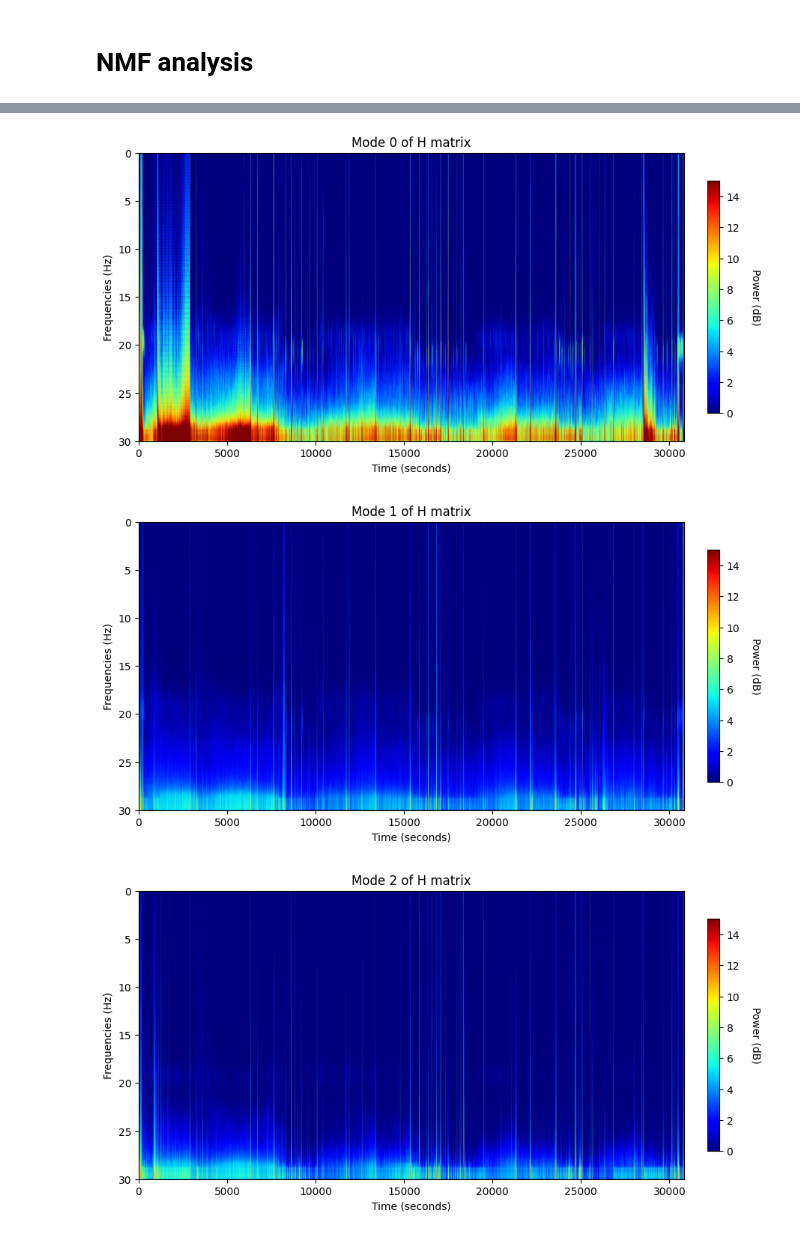
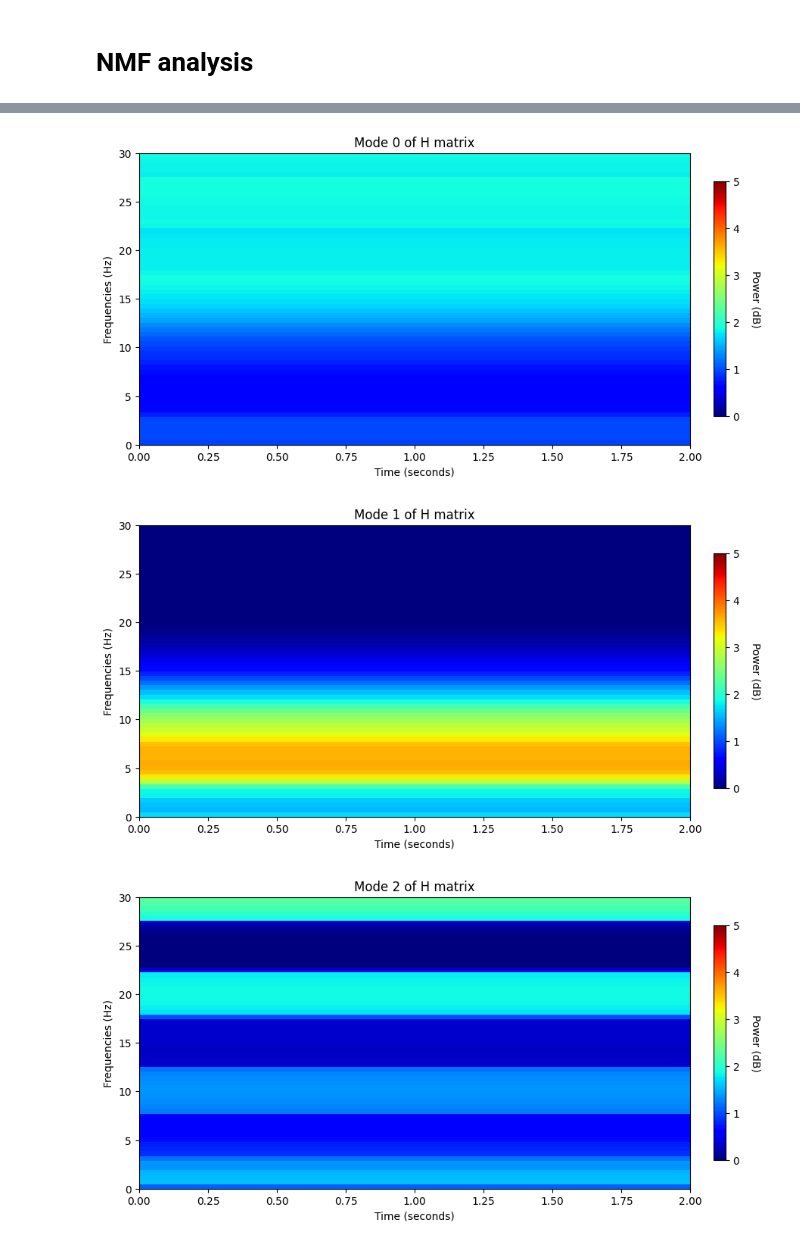
Before and after one commit to L4ncelin/EEG_signals_quality_analysis, a Jupyter notebook: Notebooks/02_EEG_NMF.ipynb, the cells around one changed output, grey strips where cells are left out. Saved outputs shown, nothing was run; the diff lists cells and outputs as text; code cells hidden in the pictures.

Commit message:
NMF data preparation; Logistic regression test

```diff
--- a/Notebooks/02_EEG_NMF.ipynb
+++ b/Notebooks/02_EEG_NMF.ipynb
@@ -19,0 +33,6 @@ flattened_multitaper_data = [[x if x >= 0 else 0 for x in arr] for arr in flatte
+# %%
+# Data treatment
+all_windows = [window for set_data in multitaper_data for channel_data in set_data for window in channel_data]
+all_windows = np.array(all_windows)
+all_windows_2d = np.squeeze(all_windows) # Remove last dimension not used
+all_windows_2d = [[x if x >= 0 else 0 for x in arr] for arr in all_windows_2d] # Non negative variables
@@ -19,0 +43,13 @@ flattened_multitaper_data = [[x if x >= 0 else 0 for x in arr] for arr in flatte
+# %%
+fig, ax = plt.subplots(figsize=(10,5))
+
+cax = ax.imshow(multitaper_data[0][0][0], aspect='auto', vmin=-5, vmax=30, cmap="jet", extent=[0, 2, 30, 0])
+
+cbar = fig.colorbar(cax, ax=ax, orientation='vertical', fraction=0.02, pad=0.04)
+cbar.set_label('Power (dB)', rotation=270, labelpad=20)
+
+ax.invert_yaxis()
+ax.set_xlabel("Time (seconds)")
+ax.set_ylabel("Frequencies (Hz)")
+
+plt.show()
@@ -21,9 +59,9 @@ flattened_multitaper_data = [[x if x >= 0 else 0 for x in arr] for arr in flatte
 # NMF construction
 # %%
 # Initialiser un modèle NMF
-n_components = 3  # Nombre de composantes latentes
+n_components = 4  # Nombre de composantes latentes
 model = NMF(n_components=n_components, init='random', random_state=42)
 
 # Ajuster le modèle sur les données
-W = model.fit_transform(flattened_multitaper_data[:5])  # Matrice W (caractéristiques latentes)
+W = model.fit_transform(all_windows_2d)  # Matrice W (caractéristiques latentes)
 H = model.components_ # Matrice H (poids des caractéristiques)
@@ -43,0 +85,13 @@ plt.show()
+# %%
+fig, axs = plt.subplots(2,1, figsize=(12,7))
+
+axs[0].plot(W[:100])
+axs[0].set_ylabel("Coefficients")
+axs[0].set_title("W matrix coefficients's evolution")
+axs[0].legend(["Mode {}".format(i) for i in range(n_components)])
+
+_, target_data = load_train_data(set=0)
+axs[1].step(range(len(target_data[0][:100])), target_data[0][:100])
+axs[1].set_xlabel("Windows of 2 seconds")
+
+plt.show()
@@ -44,19 +100,19 @@ plt.show()
 # %%
 for i in range(n_components):
     fig, ax = plt.subplots(figsize=(10,5))
 
-    cax = ax.imshow(np.reshape(H[i,:], (n,d)), aspect='auto', vmin=0, vmax=15, cmap="jet", extent=[0, d, 0, 30])
+    cax = ax.imshow(np.reshape(H[i,:], (62,1)), aspect='auto', vmin=0, vmax=5, cmap="jet", extent=[0, 2, 30, 0])
 
     cbar = fig.colorbar(cax, ax=ax, orientation='vertical', fraction=0.02, pad=0.04)
     cbar.set_label('Power (dB)', rotation=270, labelpad=20)
 
     ax.invert_yaxis()
     ax.set_title("Mode {} of H matrix".format(i))
     ax.set_xlabel("Time (seconds)")
     ax.set_ylabel("Frequencies (Hz)")
 
     plt.show()
 # %% [output]
-[figure, old version]
+[figure, new version]
-[figure, old version]
+[figure, new version]
-[figure, old version]
+[figure, new version]
```
Also changed, not shown: parts of 14 cells of this notebook, 3 other files.
